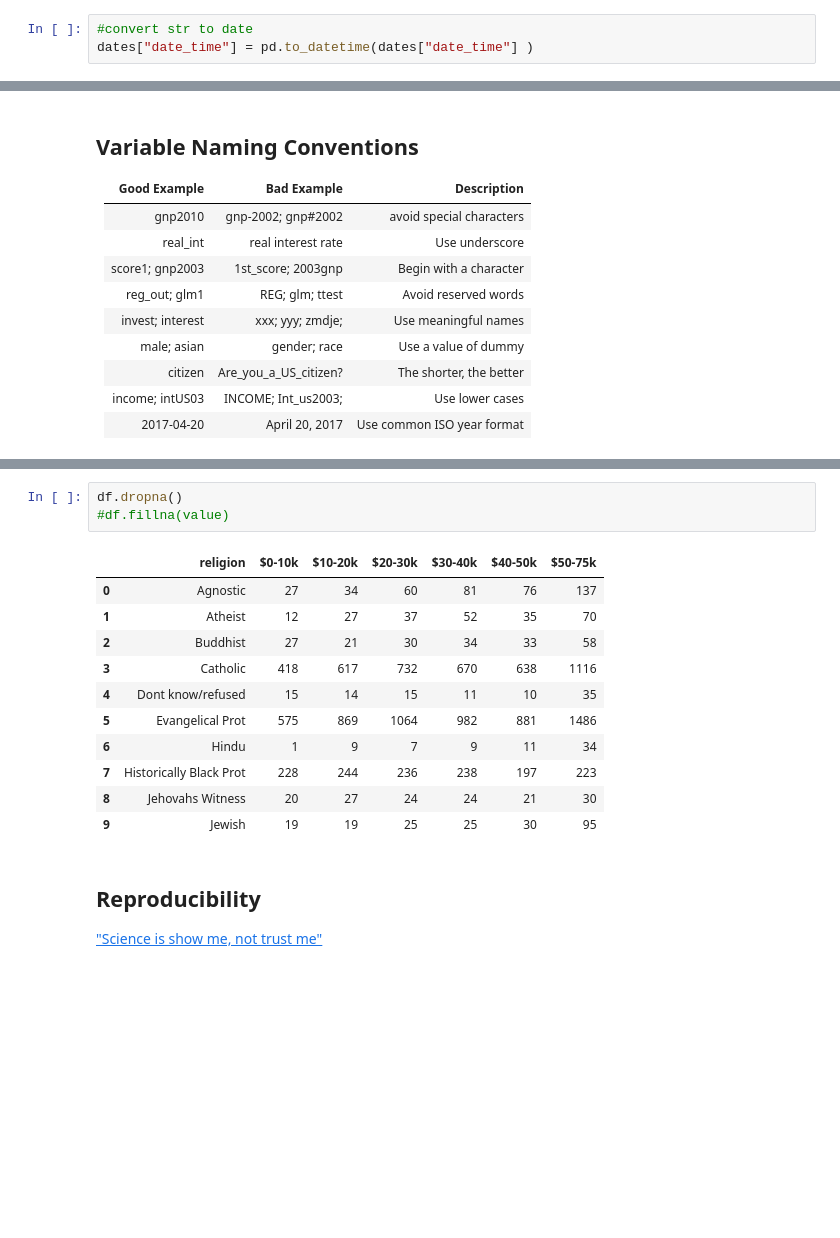
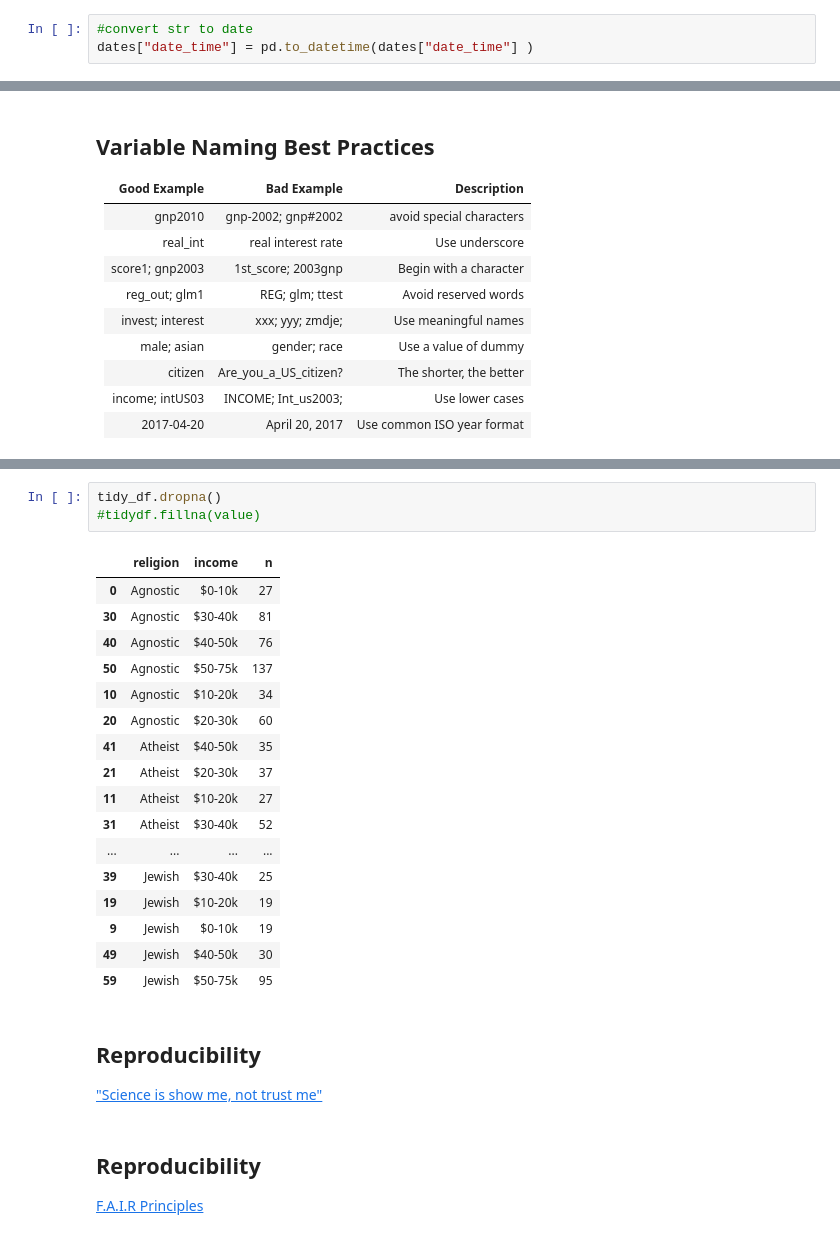
Before and after one commit to ds-modules/RDM-DeCal, a Jupyter notebook: rdm_decal.ipynb, the cells around one changed output, grey strips where cells are left out. Saved outputs shown, nothing was run; the diff lists cells and outputs as text; blank space fills up the shorter version.

```diff
--- a/rdm_decal.ipynb
+++ b/rdm_decal.ipynb
@@ -236,7 +246,8 @@ dates["date_time"] = pd.to_datetime(dates["date_time"] )
 | income; intUS03   | INCOME; Int_us2003;   |   |
 | 2017-04-20   |April 20, 2017   |   |   |
 # %% [markdown]
-## Variable Naming Conventions
+## Variable Naming Best Practices
+
 
 
 |Good Example   | Bad Example   | Description  |
@@ -255,21 +266,31 @@ dates["date_time"] = pd.to_datetime(dates["date_time"] )
 
 ![](images/nulls.png)
 # %%
-df.dropna()
-#df.fillna(value)
+tidy_df.dropna()
+#tidydf.fillna(value)
 # %% [output]
-|  | religion | $0-10k | $10-20k | $20-30k | $30-40k | $40-50k | $50-75k |
-| 0 | Agnostic | 27 | 34 | 60 | 81 | 76 | 137 |
-| 1 | Atheist | 12 | 27 | 37 | 52 | 35 | 70 |
-| 2 | Buddhist | 27 | 21 | 30 | 34 | 33 | 58 |
-| 3 | Catholic | 418 | 617 | 732 | 670 | 638 | 1116 |
-| 4 | Dont know/refused | 15 | 14 | 15 | 11 | 10 | 35 |
-| 5 | Evangelical Prot | 575 | 869 | 1064 | 982 | 881 | 1486 |
-| 6 | Hindu | 1 | 9 | 7 | 9 | 11 | 34 |
-| 7 | Historically Black Prot | 228 | 244 | 236 | 238 | 197 | 223 |
-| 8 | Jehovahs Witness | 20 | 27 | 24 | 24 | 21 | 30 |
-| 9 | Jewish | 19 | 19 | 25 | 25 | 30 | 95 |
+|  | religion | income | n |
+| 0 | Agnostic | $0-10k | 27 |
+| 30 | Agnostic | $30-40k | 81 |
+| 40 | Agnostic | $40-50k | 76 |
+| 50 | Agnostic | $50-75k | 137 |
+| 10 | Agnostic | $10-20k | 34 |
+| 20 | Agnostic | $20-30k | 60 |
+| 41 | Atheist | $40-50k | 35 |
+| 21 | Atheist | $20-30k | 37 |
+| 11 | Atheist | $10-20k | 27 |
+| 31 | Atheist | $30-40k | 52 |
+| ... | ... | ... | ... |
+| 39 | Jewish | $30-40k | 25 |
+| 19 | Jewish | $10-20k | 19 |
+| 9 | Jewish | $0-10k | 19 |
+| 49 | Jewish | $40-50k | 30 |
+| 59 | Jewish | $50-75k | 95 |
 # %% [markdown]
 ## Reproducibility
 
 ["Science is show me, not trust me"](http://www.bitss.org/2015/12/31/science-is-show-me-not-trust-me/#fn2)
+# %% [markdown]
+## Reproducibility
+
+[F.A.I.R Principles](https://www.force11.org/group/fairgroup/fairprinciples)
```
Also changed, not shown: parts of 6 cells of this notebook, 1 other file.
